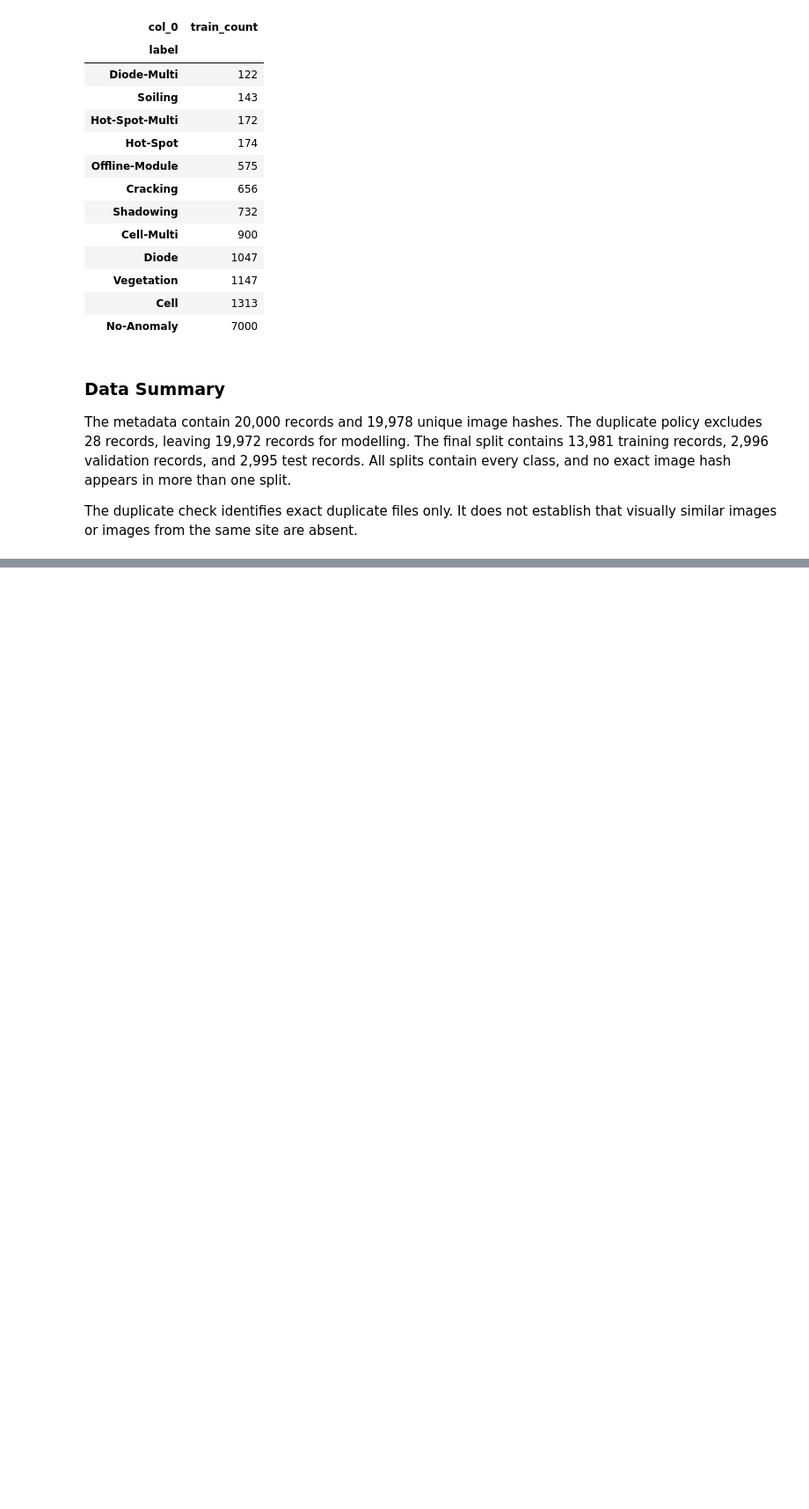
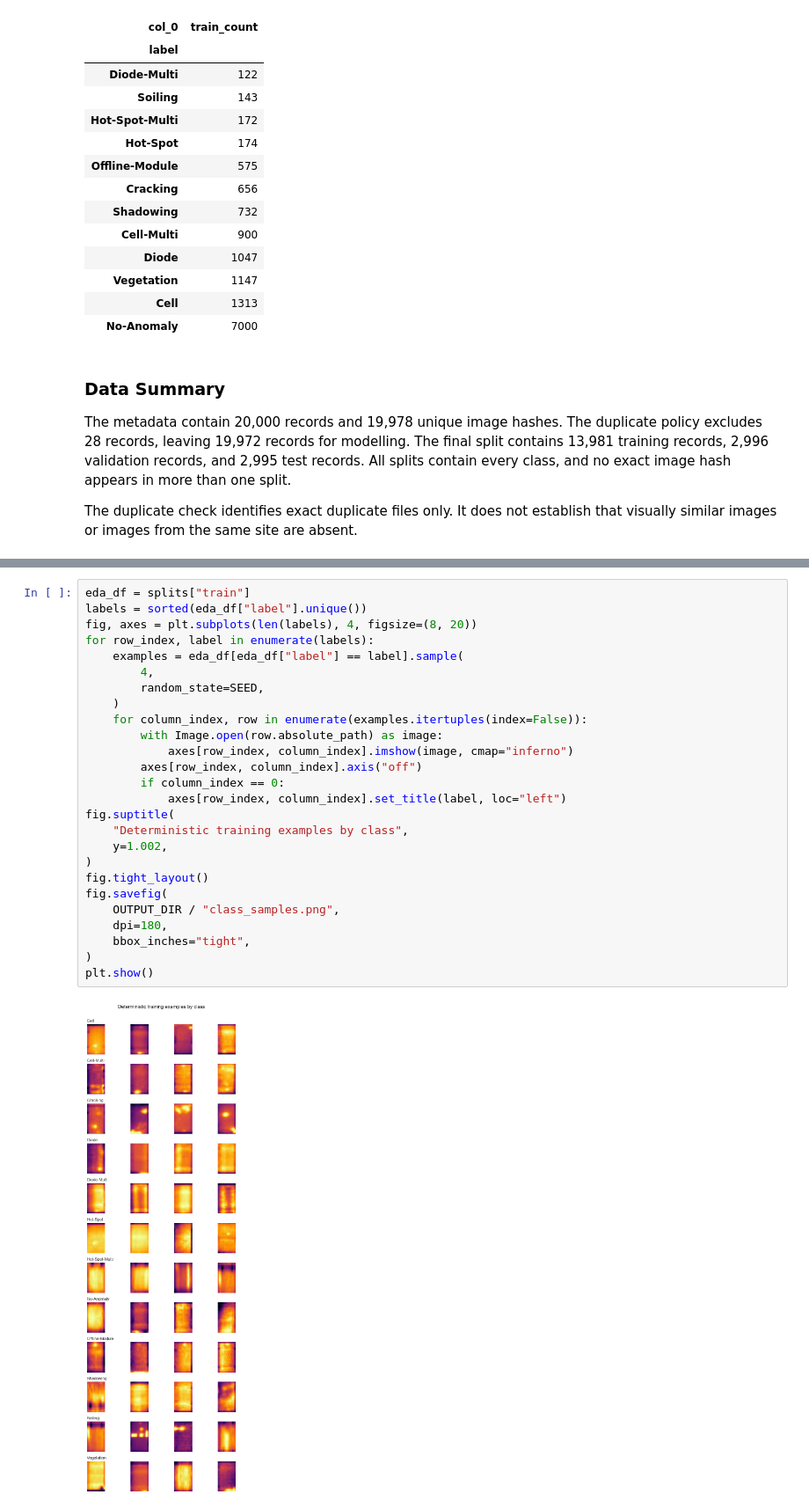
Before and after one commit to Althaf-0130/Fine-Grained-Photovoltaic-Fault-Classification-from-Infrared-Images, a Jupyter notebook: PV_Fault_Classification_Colab.ipynb, the cells around one changed output, grey strips where cells are left out. Shown at 88% size. Cells and saved outputs as stored; diff of their text form; blank space fills up the shorter version.

```diff
--- a/PV_Fault_Classification_Colab.ipynb
+++ b/PV_Fault_Classification_Colab.ipynb
@@ -507,0 +540,28 @@ The duplicate check identifies exact duplicate files only. It does not establish
+# %%
+eda_df = splits["train"]
+labels = sorted(eda_df["label"].unique())
+fig, axes = plt.subplots(len(labels), 4, figsize=(8, 20))
+for row_index, label in enumerate(labels):
+    examples = eda_df[eda_df["label"] == label].sample(
+        4,
+        random_state=SEED,
+    )
+    for column_index, row in enumerate(examples.itertuples(index=False)):
+        with Image.open(row.absolute_path) as image:
+            axes[row_index, column_index].imshow(image, cmap="inferno")
+        axes[row_index, column_index].axis("off")
+        if column_index == 0:
+            axes[row_index, column_index].set_title(label, loc="left")
+fig.suptitle(
+    "Deterministic training examples by class",
+    y=1.002,
+)
+fig.tight_layout()
+fig.savefig(
+    OUTPUT_DIR / "class_samples.png",
+    dpi=180,
+    bbox_inches="tight",
+)
+plt.show()
+# %% [output]
+[figure, added]
```
Also changed, not shown: parts of 3 cells of this notebook.
